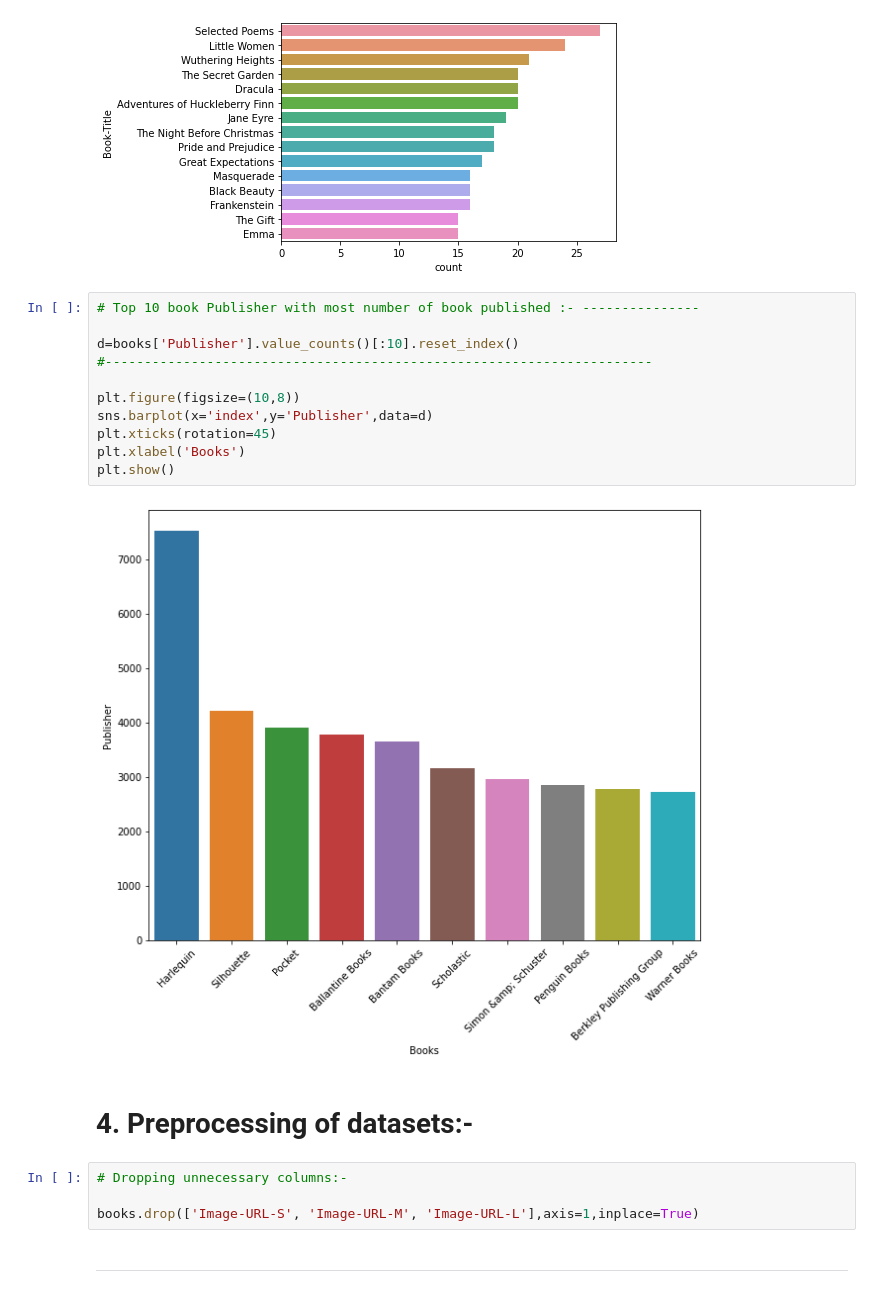
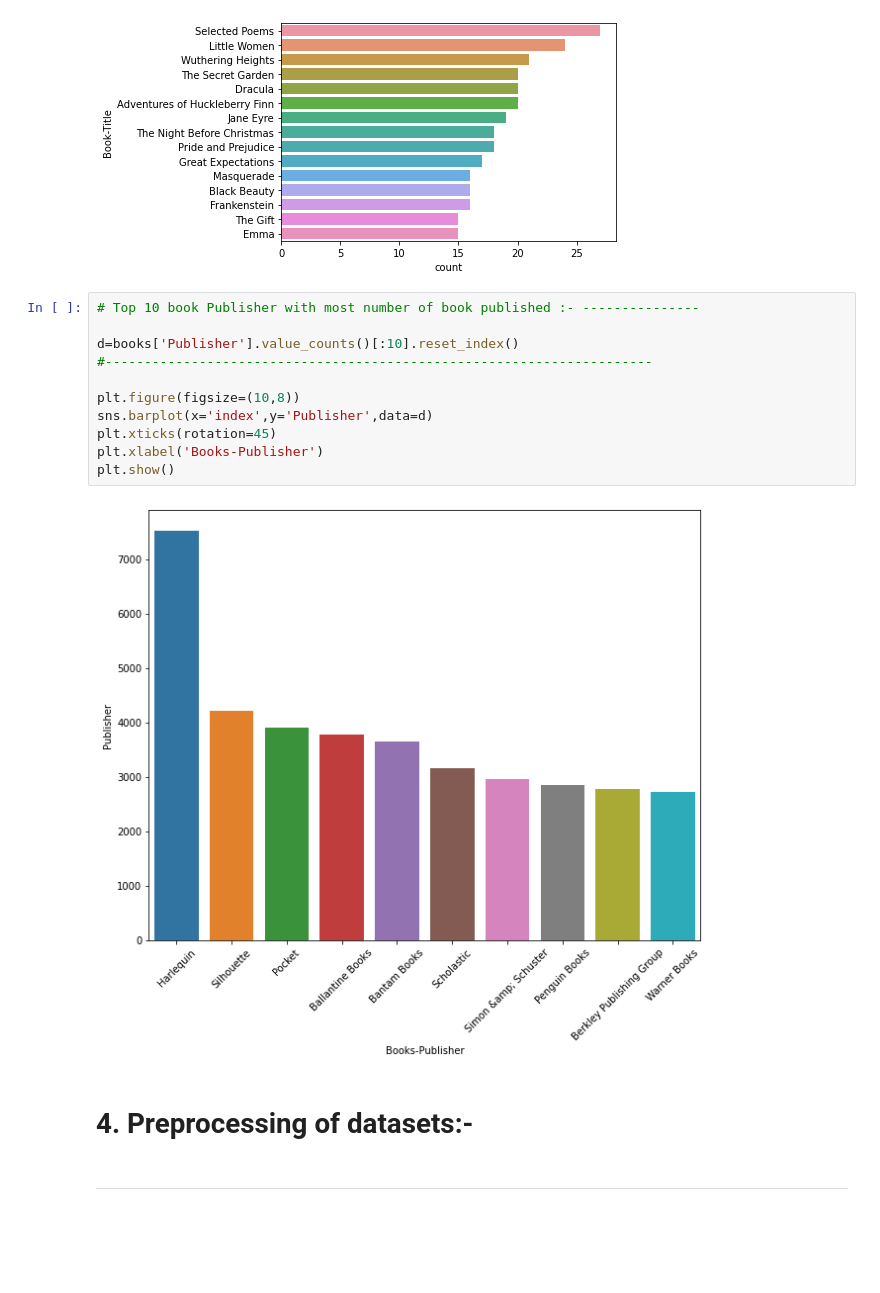
Before and after one commit to jhaRahul2102/Book-recommendation-using-collaborative-approach, a Jupyter notebook: Book_Recommendation_System.ipynb, the cells around one changed output. Drawn from its saved outputs; the diff is of its cells as text; blank space fills up the shorter version.

```diff
--- a/Book_Recommendation_System.ipynb
+++ b/Book_Recommendation_System.ipynb
@@ -197,22 +194,18 @@ sns.countplot(y="Book-Title", data=books, order=books['Book-Title'].value_counts
 # %%
 # Top 10 book Publisher with most number of book published :- ---------------
 
 d=books['Publisher'].value_counts()[:10].reset_index()
 #----------------------------------------------------------------------
 
 plt.figure(figsize=(10,8))
 sns.barplot(x='index',y='Publisher',data=d)
 plt.xticks(rotation=45)
-plt.xlabel('Books')
+plt.xlabel('Books-Publisher')
 plt.show()
 # %% [output]
-[figure, old version]
+[figure, new version]
 # %% [markdown]
  # 4. **Preprocessing of datasets:-**
-# %%
-# Dropping unnecessary columns:-
-
-books.drop(['Image-URL-S', 'Image-URL-M', 'Image-URL-L'],axis=1,inplace=True)
 # %% [markdown]
 ---------------------------------------------------------------------------------------
 # %% [markdown]
```
Also changed, not shown: parts of 5 cells of this notebook.
